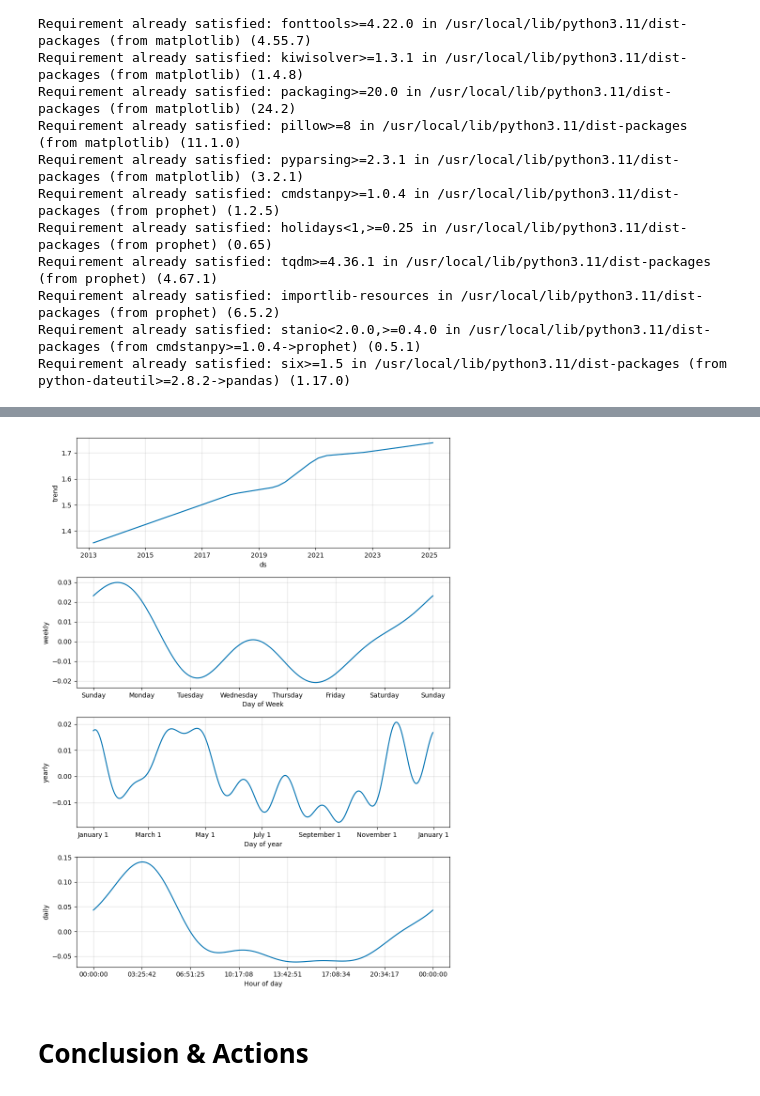
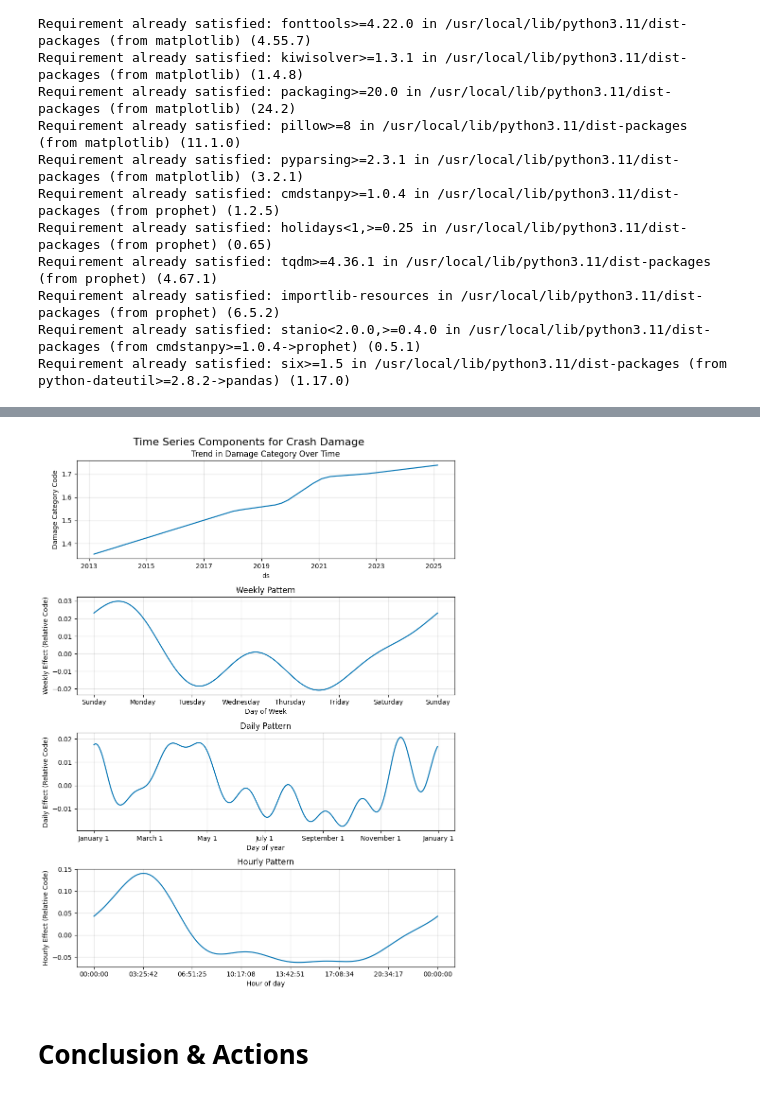
Before and after one commit to hanadinh1203/Data-Analytics-, a Jupyter notebook: Predictive_Modeling_Car_Accidents.ipynb, the cells around one changed output, grey strips where cells are left out. Cells and saved outputs as stored; diff of their text form; code cells hidden in the pictures.

```diff
--- a/Predictive_Modeling_Car_Accidents.ipynb
+++ b/Predictive_Modeling_Car_Accidents.ipynb
@@ -284,11 +290,32 @@ INFO:cmdstanpy:Chain [1] done processing
 # %%
 future = model.make_future_dataframe(periods=30)  # Forecast for 30 days
 forecast = model.predict(future)
-# %%
-model.plot_components(forecast)
-plt.show()
-# %% [output]
-[figure, removed]
+# %%
+fig_components = model.plot_components(forecast)
+axes = fig_components.get_axes()  # returns a list of Axes objects
+
+# Typically, Prophet’s components are in separate subplots:
+# axes[0] -> trend
+# axes[1] -> weekly
+# axes[2] -> yearly or daily, etc.
+
+# Adjust titles and labels for each subplot
+axes[0].set_title("Trend in Damage Category Over Time")
+axes[0].set_ylabel("Damage Category Code")
+
+axes[1].set_title("Weekly Pattern")
+axes[1].set_ylabel("Weekly Effect (Relative Code)")
+
+if len(axes) > 2:
+    axes[2].set_title("Daily Pattern")
+    axes[2].set_ylabel("Daily Effect (Relative Code)")
+    axes[3].set_title("Hourly Pattern")
+    axes[3].set_ylabel("Hourly Effect (Relative Code)")
+fig_components.suptitle("Time Series Components for Crash Damage", fontsize=16)
+plt.tight_layout()
+plt.show()
+# %% [output]
+[figure, added]
 # %% [markdown]
 # **Conclusion & Actions**
 # %% [markdown]
```
Also changed, not shown: parts of 4 cells of this notebook.
